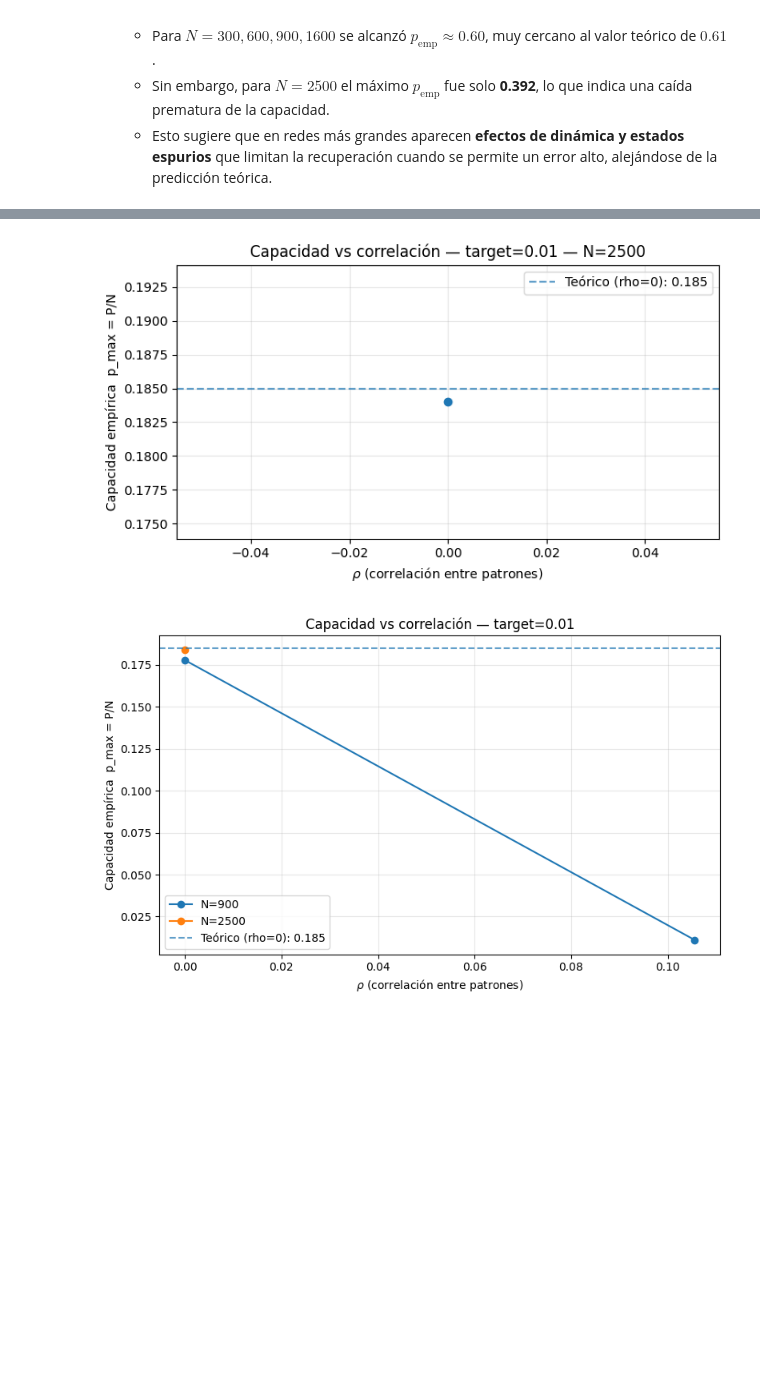
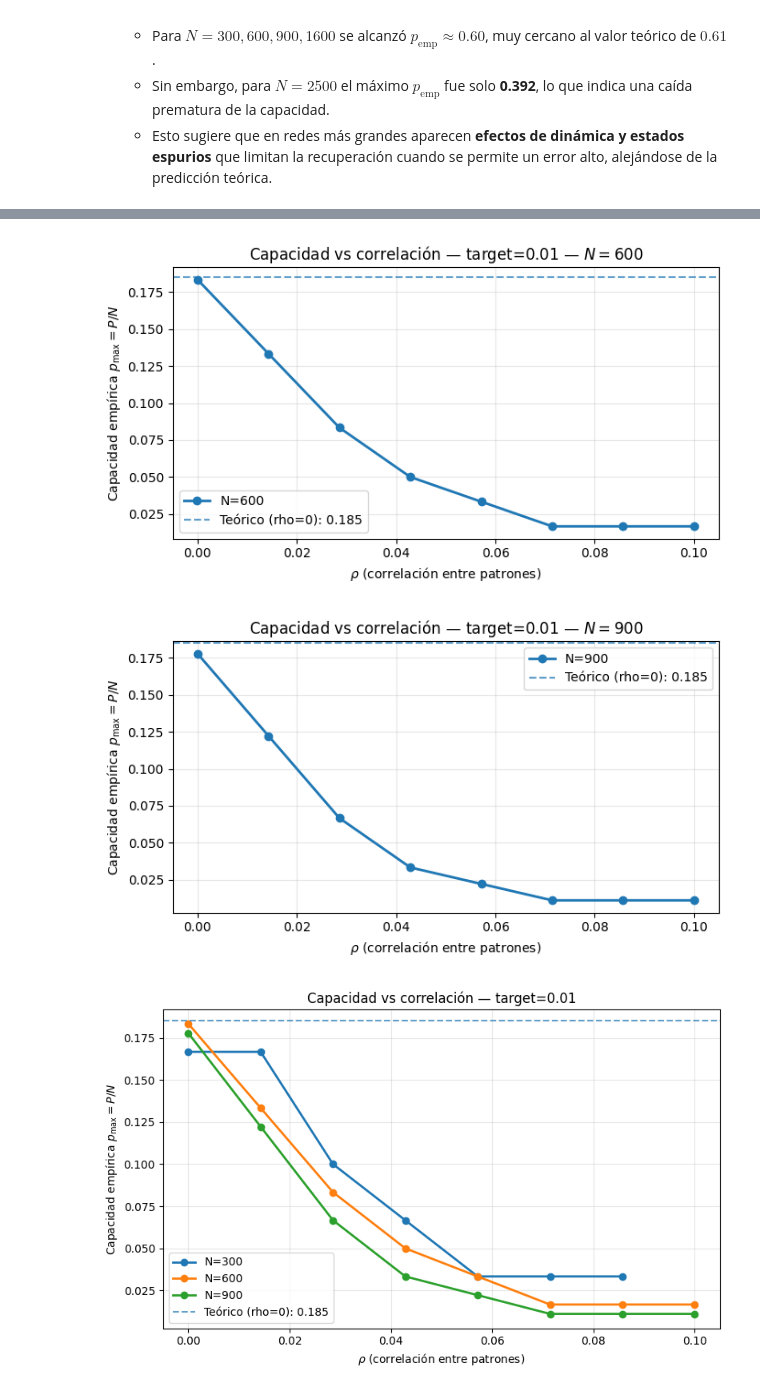
Before and after one commit to lminervino18/trabajos-practicos-aprendizaje-profundo, a Jupyter notebook: TP1/tp1.ipynb, the cells around one changed output, grey strips where cells are left out. Drawn from its saved outputs; the diff is of its cells as text; code cells hidden in the pictures; blank space fills up the shorter version.

```diff
--- a/TP1/tp1.ipynb
+++ b/TP1/tp1.ipynb
@@ -139,19 +125,17 @@ def entrenar_red_hopfield(patrones_vectorizados, norm='N'):
     Retorna W (N, N) float32, diagonal = 0.
 
     norm: 'N' -> divide por N (clásico Hopfield)
-          'P' -> divide por P (tu versión previa)
+          'P' -> divide por P (otra alternativa)
     """
     X = np.asarray(patrones_vectorizados)
     if X.ndim == 1:
         X = X[None, :]
 
-    # Asegurar valores en {-1,+1}
     u = np.unique(X)
     uset = set(u.tolist())
     if uset.issubset({0, 1}):
         X = (X.astype(np.int16) * 2 - 1).astype(np.int8)
     elif not uset.issubset({-1, 1}):
-        # fallback: >0 -> 1, else -1
         X = np.where(X > 0, 1, -1).astype(np.int8)
 
     X = X.astype(np.float32, copy=False)
@@ -168,8 +152,7 @@ def entrenar_red_hopfield(patrones_vectorizados, norm='N'):
     np.fill_diagonal(W, 0.0)
     return W
 
-# Uso igual que antes
-pesos = entrenar_red_hopfield(patrones_vectorizados, norm='N')  # o 'P' para reproducir tu versión
+pesos = entrenar_red_hopfield(patrones_vectorizados, norm='N')
 print(f"Matriz de pesos entrenada con tamaño: {len(pesos)}x{len(pesos[0])}")
 # %% [output]
 Matriz de pesos entrenada con tamaño: 2500x2500
@@ -188,10 +171,6 @@ def recuperar_patron(patron_inicial, pesos, max_iter=100, rng=None):
         Máximo de barridos asíncronos completos.
     rng : np.random.Generator | None
         Generador para reproducibilidad. Si None, se crea uno por defecto.
-
-    Retorna
-    -------
-    np.ndarray (N,) dtype=int8 en {-1, +1}
     """
     W = np.asarray(pesos)
     estado = np.asarray(patron_inicial, dtype=np.int8).copy()
@@ -202,12 +181,12 @@ def recuperar_patron(patron_inicial, pesos, max_iter=100, rng=None):
     for _ in range(max_iter):
         cambios = 0
         for i in rng.permutation(N):              # orden aleatorio en cada barrido
-            h = W[i].dot(estado)                  # campo local
+            h = W[i].dot(estado)
             nuevo = 1 if h >= 0 else -1
             if estado[i] != nuevo:
                 estado[i] = nuevo
                 cambios += 1
-        if cambios == 0:                          # convergió
+        if cambios == 0:
             break
 
     return estado
@@ -1414,25 +1547,28 @@ def plot_multiN_capacidad_vs_rho(rhos, resultados_dict, target, p_teo_ref=None):
     plt.tight_layout()
     plt.show()
 # %%
-# Umbral de error a evaluar (cambiá por 0.05 o 0.1 si querés)
+import numpy as np
+
 target = 0.01
-
-# Referencia teórica para patrones independientes (rho=0)
-THEORETICAL = {0.001: 0.105, 0.0036: 0.138, 0.01: 0.185, 0.05: 0.37, 0.1: 0.61}
+THEORETICAL = {
+    0.001: 0.105,
+    0.0036: 0.138,
+    0.01: 0.185,
+    0.05: 0.37,
+    0.1: 0.61
+}
 p_teo_ref = THEORETICAL.get(target, None)
 
-# Rango de P por N
 P_range = {
     300: list(range(10, 500, 10)),
     600: list(range(10, 800, 10)),
     900: list(range(10, 1000, 10)),
 }
 
-# Conjunto de Ns y barrido de correlaciones
 Ns = [300, 600, 900]
-rhos = np.linspace(0.0, 0.95, 10)  # 0 → independientes ; 1 → idénticos (aproxima)
 
-# --- Un N por figura ---
+rhos = np.linspace(0.0, 0.2, 15)
+
 for N in Ns:
     p_emp_list = capacidad_vs_rho(
         N=N,
@@ -1443,10 +1579,23 @@ for N in Ns:
         norm='N',
         seed_base=1234
     )
-    # Gráfico para este N
-    plot_capacidad_vs_rho(rhos, p_emp_list, target=target, p_teo_ref=p_teo_ref, title_extra=f"N={N}")
+    plot_capacidad_vs_rho(
+        rhos,
+        p_emp_list,
+        target=target,
+        p_teo_ref=p_teo_ref,
+        title_extra=fr"$N={N}$"
+    )
 
-# --- Todas las N en una sola figura ---
-res_multi = capacidad_multiN_vs_rho(Ns, rhos, P_range_dict=P_range, target=target, trials=3, norm='N', seed_base=1234)
+# Gráfico combinado
+res_multi = capacidad_multiN_vs_rho(
+    Ns,
+    rhos,
+    P_range_dict=P_range,
+    target=target,
+    trials=3,
+    norm='N',
+    seed_base=1234
+)
 plot_multiN_capacidad_vs_rho(rhos, res_multi, target=target, p_teo_ref=p_teo_ref)
 # %% [output]
@@ -1454,2 +1603,3 @@ plot_multiN_capacidad_vs_rho(rhos, res_multi, target=target, p_teo_ref=p_teo_ref
-[figure, old version]
+[figure, new version]
-[figure, old version]
+[figure, new version]
+[figure, added]
```
Also changed, not shown: parts of 37 cells of this notebook, 2 other files.
